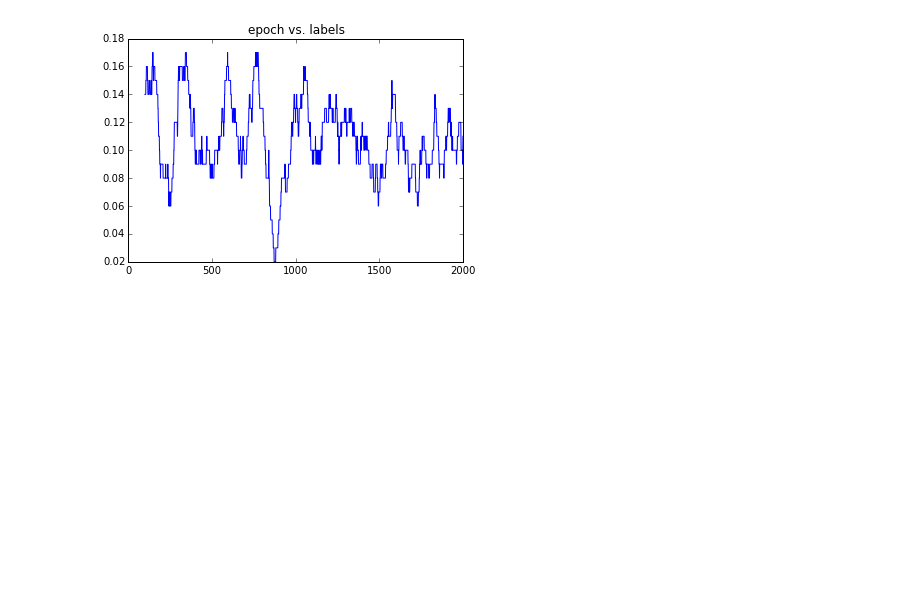
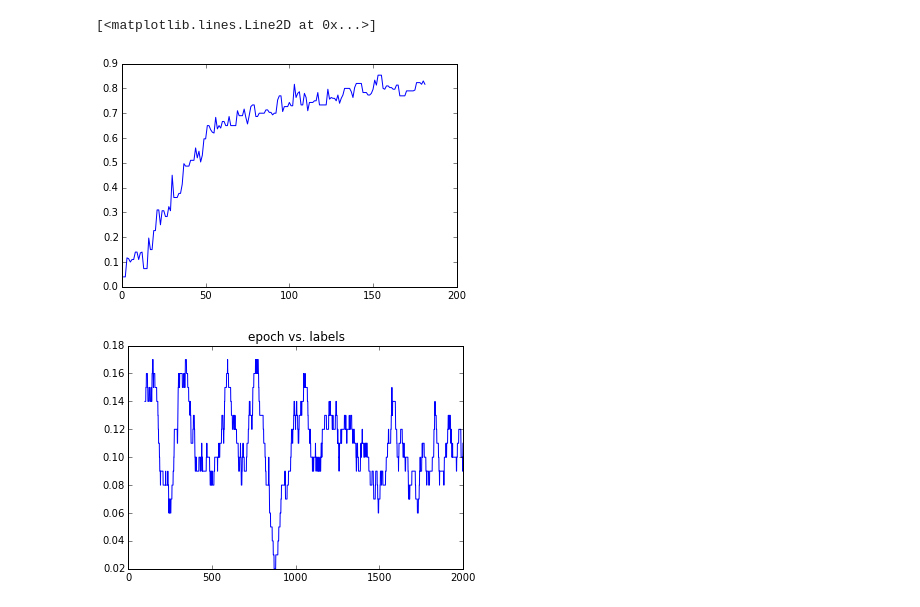
Before and after one commit to melkherj/puddle, a Jupyter notebook: InspectResults.ipynb, the cells around one changed output. Saved outputs shown, nothing was run; the diff lists cells and outputs as text; code cells hidden in the pictures; blank space fills up the shorter version.

```diff
--- a/InspectResults.ipynb
+++ b/InspectResults.ipynb
@@ -70,3 +99,8 @@ name: random
+# %%
+plt.plot(lab['n_labeled'],pd.rolling_mean(lab['accuracy'],5))
+# %% [output]
+[<matplotlib.lines.Line2D at 0x...>]
+[figure, added]
 # %%
 # %% [output]
 [figure]
```
Also changed, not shown: parts of 2 cells of this notebook, 4 other files.
